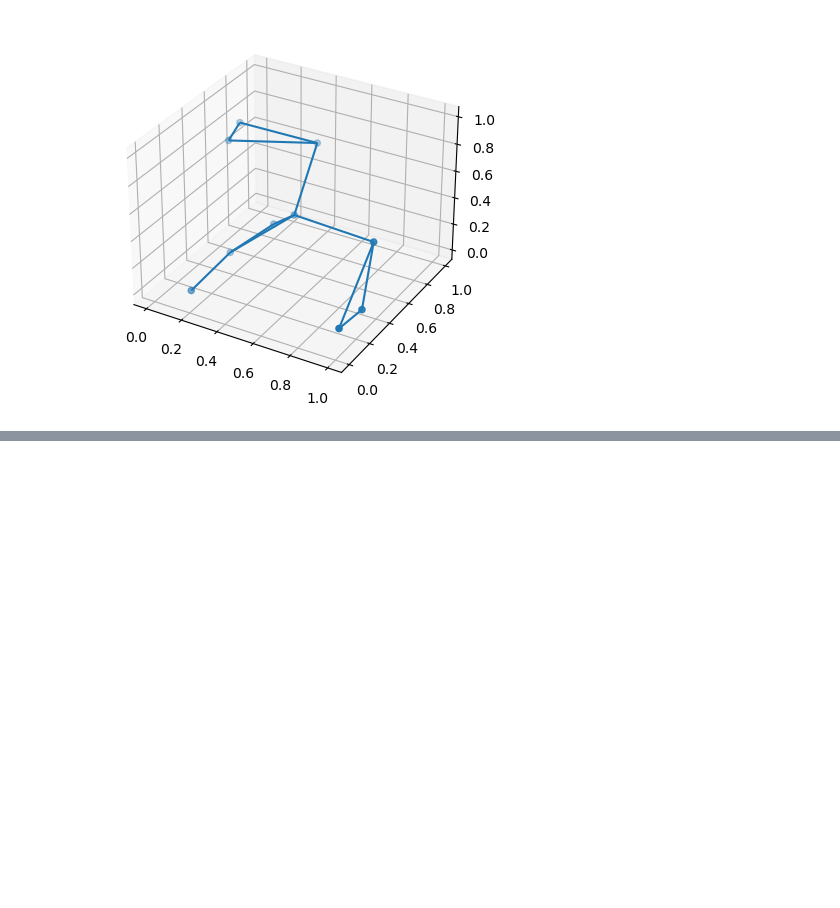
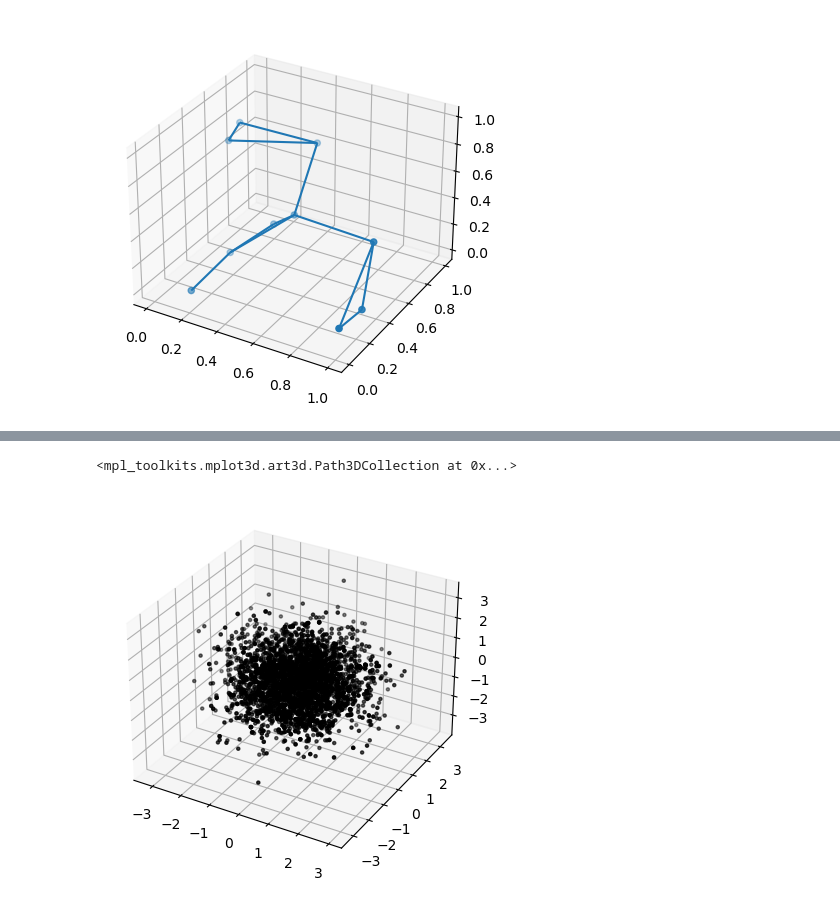
Before and after one commit to Riversjp7/TDA, a Jupyter notebook: TDA.ipynb, the cells around one changed output, grey strips where cells are left out. Cells and saved outputs as stored; diff of their text form; code cells hidden in the pictures; blank space fills up the shorter version.

```diff
--- a/TDA.ipynb
+++ b/TDA.ipynb
@@ -277,0 +301,42 @@ ax1.scatter(r[0],r[1],marker='.',c='black')
+# %%
+
+def met(iter,xbound=1,mu=0,sig=1,bcent=0.2,dim=1):
+        states=[]
+        x=[]
+
+        niter=(iter**dim//(1-bcent))
+        burn_in=int(niter*bcent)
+        #print(niter,burn_in,niter-burn_in,sep="\n\n")
+        #if ((iter-burn_in )% dim!=0):
+                #burn_in=burn_in-((iter-burn_in)%dim)
+
+        normalDist= lambda x : (np.exp((-(x-mu)**2)/(2*sig**2)))/(sig * np.sqrt(2*np.pi))
+        nextState= lambda x : rnd.uniform(-xbound*sig+mu,xbound*sig+mu)
+        unif= lambda : rnd.uniform(0,1)
+        c=nextState(xbound)
+        for i in range(int(niter)):
+            states.append(c)
+            m=nextState(xbound)
+            cProb=normalDist(c)
+            mProb=normalDist(m)
+            accept=min(mProb/cProb,1)
+            if unif()<=accept:
+                c=m
+        x=states[burn_in:]
+        sqDim=(iter*np.ones(dim,dtype=int))
+        #print(sqDim)
+        return np.array(x).reshape(sqDim)
+x=met(16,xbound=5,dim=3)
+y=met(16,xbound=5,dim=3)
+z=met(16,xbound=5,dim=3)
+#print(len(x),x,sep='\n\n')
+
+#plt.plot(x, np.linspace(0,1,len(x)),'k.')
+#plt.show()
+fig=plt.figure()
+ax = plt.axes(projection="3d")
+ax.scatter3D(x,y,z,marker='.',color='black')
+#ax.set_zlim3d(-11,11)
+# %% [output]
+<mpl_toolkits.mplot3d.art3d.Path3DCollection at 0x...>
+[figure, added]
```
Also changed, not shown: parts of 4 cells of this notebook, 2 other files.
